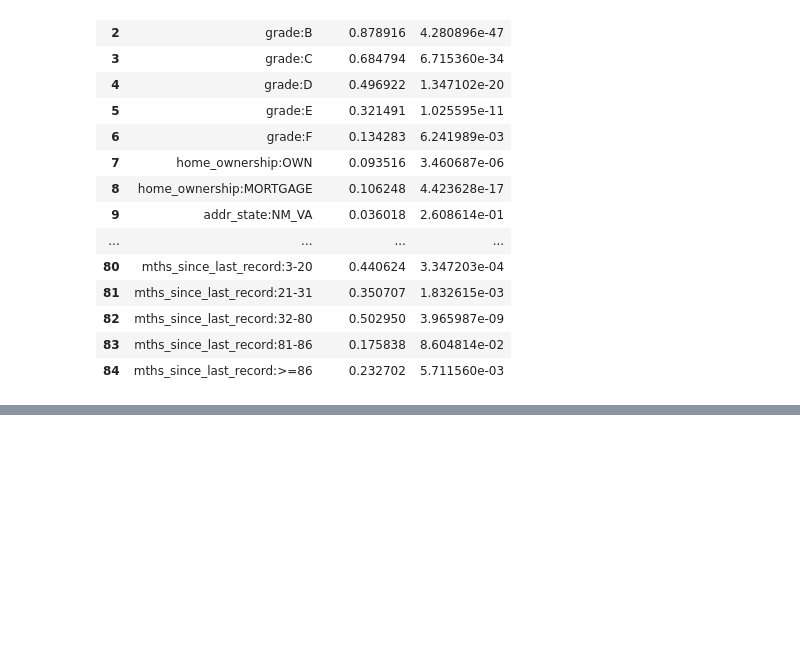
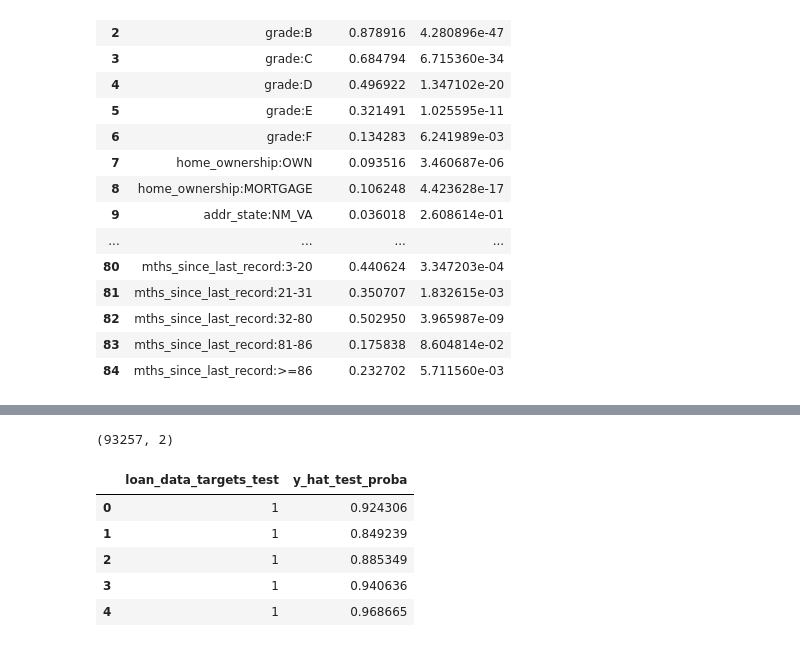
Before and after one commit to Lucas-Okamura/credit-risk-modelling, a Jupyter notebook: notebooks/pd_model.ipynb, the cells around one changed output, grey strips where cells are left out. Saved outputs shown, nothing was run; the diff lists cells and outputs as text; code cells hidden in the pictures; blank space fills up the shorter version.

```diff
--- a/notebooks/pd_model.ipynb
+++ b/notebooks/pd_model.ipynb
@@ -615,0 +779,7 @@ pickle.dump(reg2, open('../models/pd_model.sav', 'wb'))
+# %%
+df_actual_predicted_probs = pd.concat([loan_data_targets_test_temp, pd.DataFrame(y_hat_test_proba)], axis = 1)
+# Concatenates two dataframes.
+# %%
+df_actual_predicted_probs.shape
+# %% [output]
+(93257, 2)
@@ -615,0 +791,9 @@ pickle.dump(reg2, open('../models/pd_model.sav', 'wb'))
+# %%
+df_actual_predicted_probs.head()
+# %% [output]
+|  | loan_data_targets_test | y_hat_test_proba |
+| 0 | 1 | 0.924306 |
+| 1 | 1 | 0.849239 |
+| 2 | 1 | 0.885349 |
+| 3 | 1 | 0.940636 |
+| 4 | 1 | 0.968665 |
```
Also changed, not shown: parts of 22 cells of this notebook.
